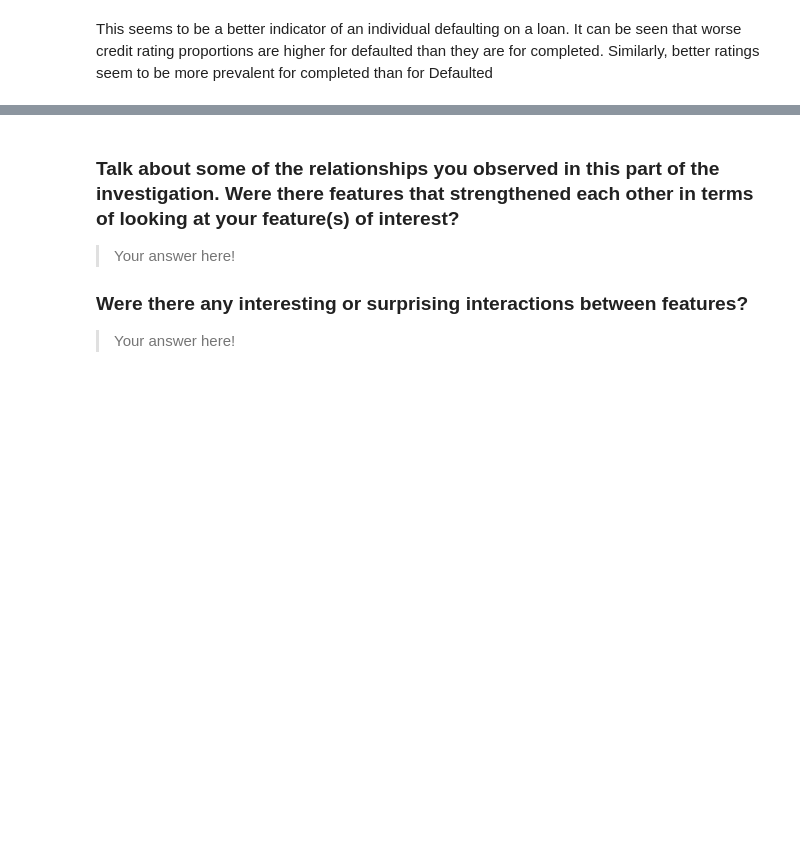
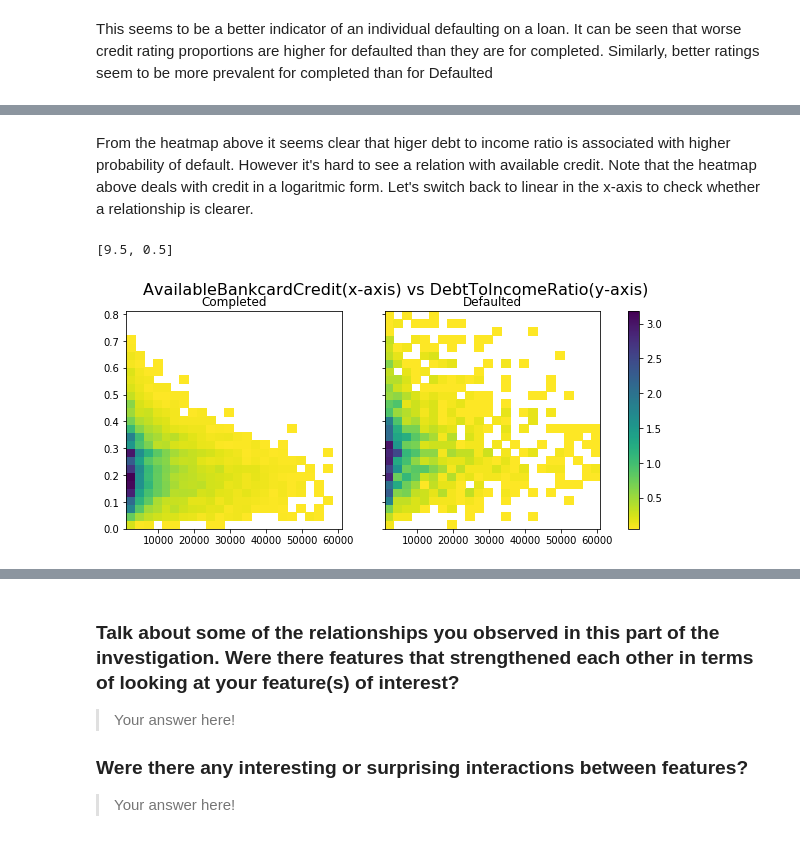
Before and after one commit to aleromar/LoanDataVisuals, a Jupyter notebook: exploration_template.ipynb, the cells around one changed output, grey strips where cells are left out. Cells and saved outputs as stored; diff of their text form; code cells hidden in the pictures; blank space fills up the shorter version.

```diff
--- a/exploration_template.ipynb
+++ b/exploration_template.ipynb
@@ -1152,0 +1218,13 @@ your work in the previous sections.
+# %% [markdown]
+From the heatmap above it seems clear that higer debt to income ratio is associated with higher probability of default. However it's hard to see a relation with available credit. Note that the heatmap above deals with credit in a logaritmic form. Let's switch back to linear in the x-axis to check whether a relationship is clearer.
+# %%
+xstep = 2500
+binsx = np.arange(1000,60000+xstep,xstep)
+ystep = 0.03
+binsy = np.arange(0,0.8+ystep,ystep)
+subplottitle =['Completed','Defaulted']
+suptitle = 'AvailableBankcardCredit(x-axis) vs DebtToIncomeRatio(y-axis)'
+heatmapNormalize([df_compl['AvailableBankcardCredit'], df_def['AvailableBankcardCredit']],[df_compl['DebtToIncomeRatio'], df_def['DebtToIncomeRatio']],binsx,binsy,subplottitle,suptitle,cminThres=0.5)
+# %% [output]
+[9.5, 0.5]
+[figure, added]
```
Also changed, not shown: parts of 41 cells of this notebook.
